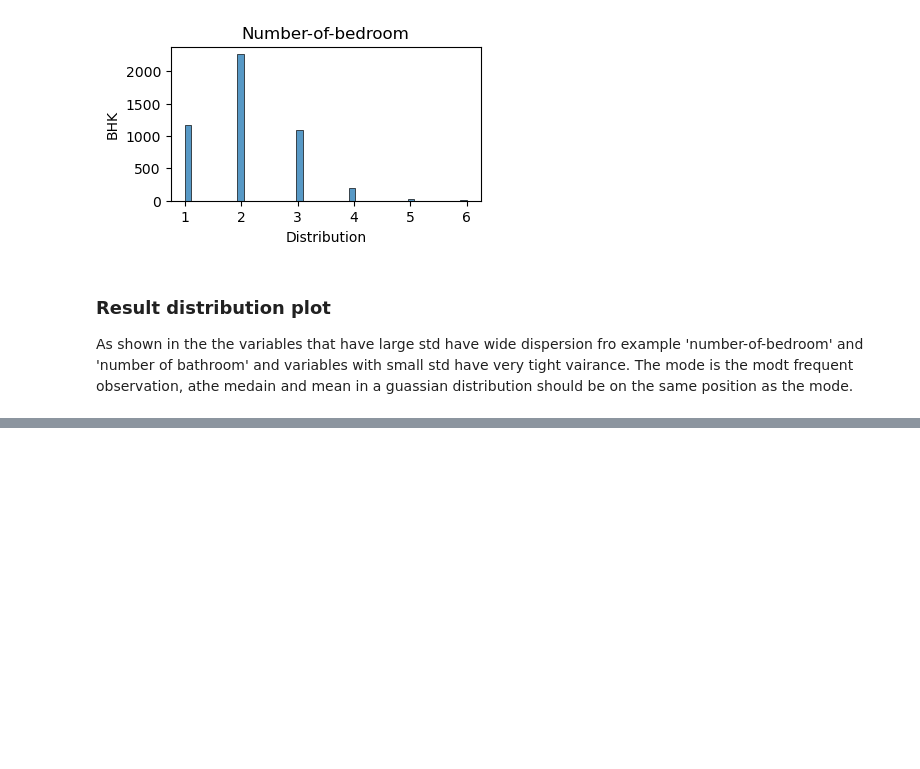
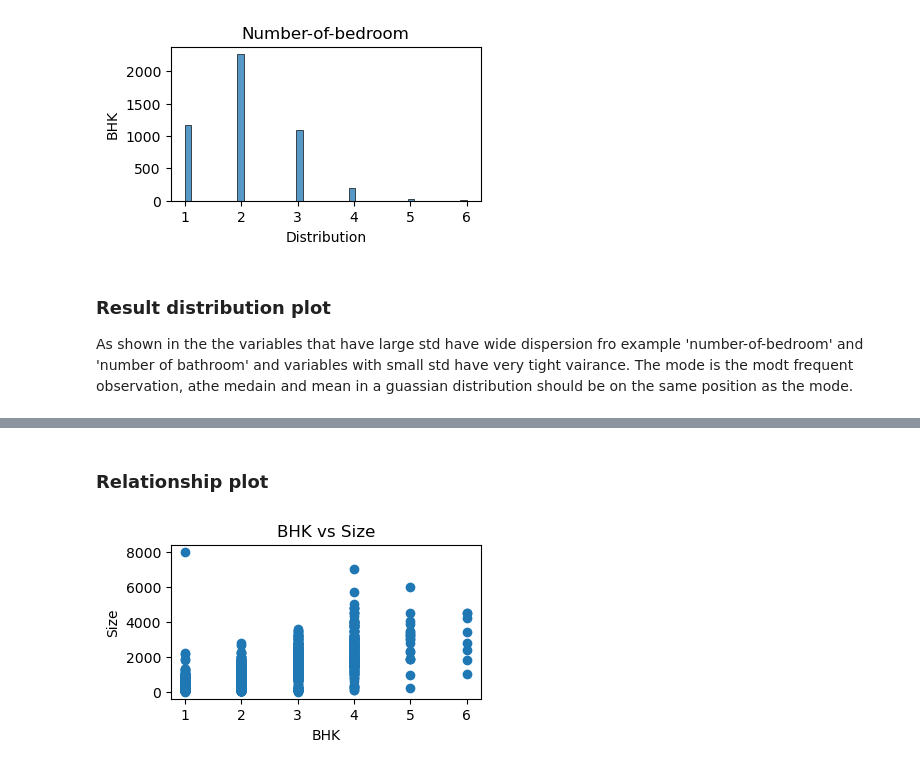
Before and after one commit to Ayomide-ola/Machine_learning-self-directed-, a Jupyter notebook: Regression_Models.ipynb, the cells around one changed output, grey strips where cells are left out. Saved outputs shown, nothing was run; the diff lists cells and outputs as text; code cells hidden in the pictures; blank space fills up the shorter version.

```diff
--- a/Regression_Models.ipynb
+++ b/Regression_Models.ipynb
@@ -286,0 +373,11 @@ As shown in the the variables that have large std have wide dispersion fro examp
+# %% [markdown]
+### Relationship plot
+# %%
+plt.figure(figsize=(4,2))
+plt.scatter(df['BHK'],df['Size'])
+plt.xlabel('BHK')
+plt.ylabel('Size')
+plt.title('BHK vs Size')
+plt.show()
+# %% [output]
+[figure, added]
```
Also changed, not shown: parts of 14 cells of this notebook.
